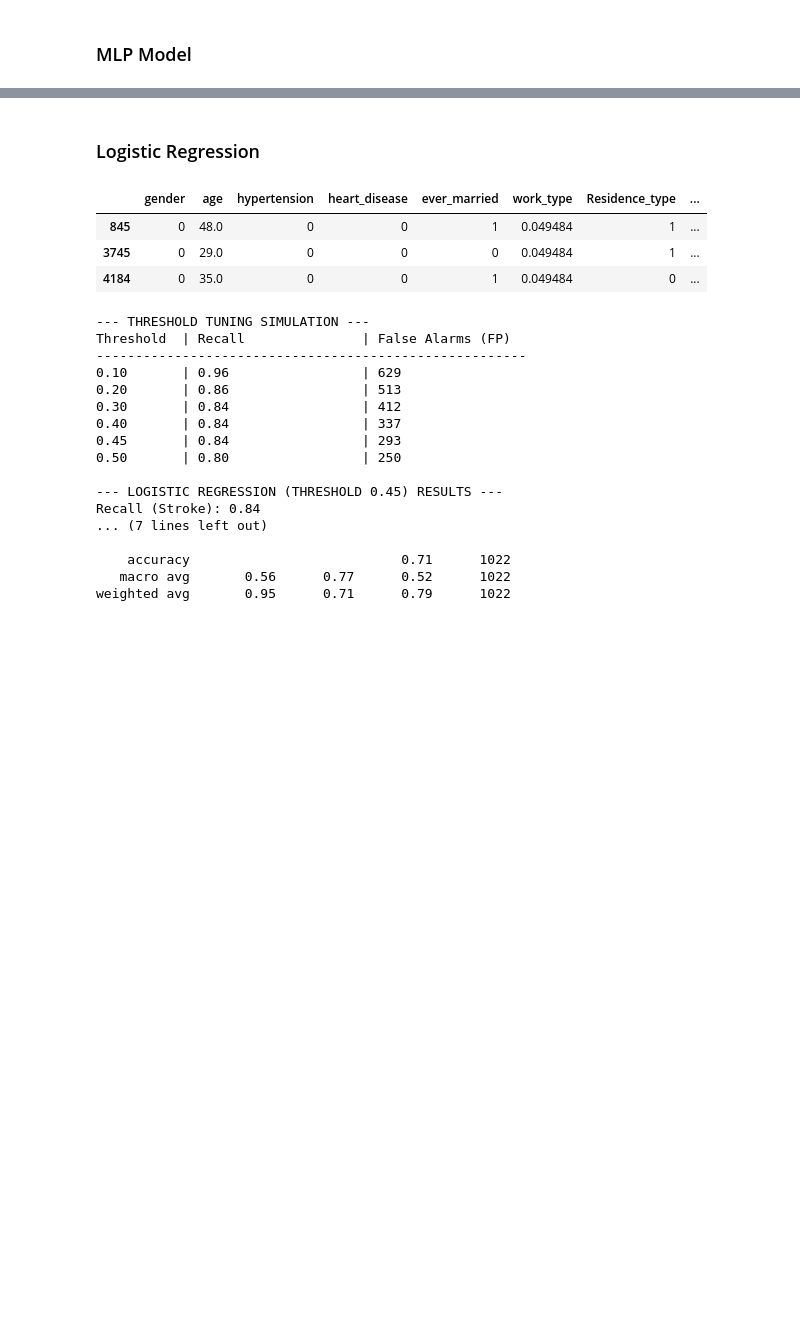
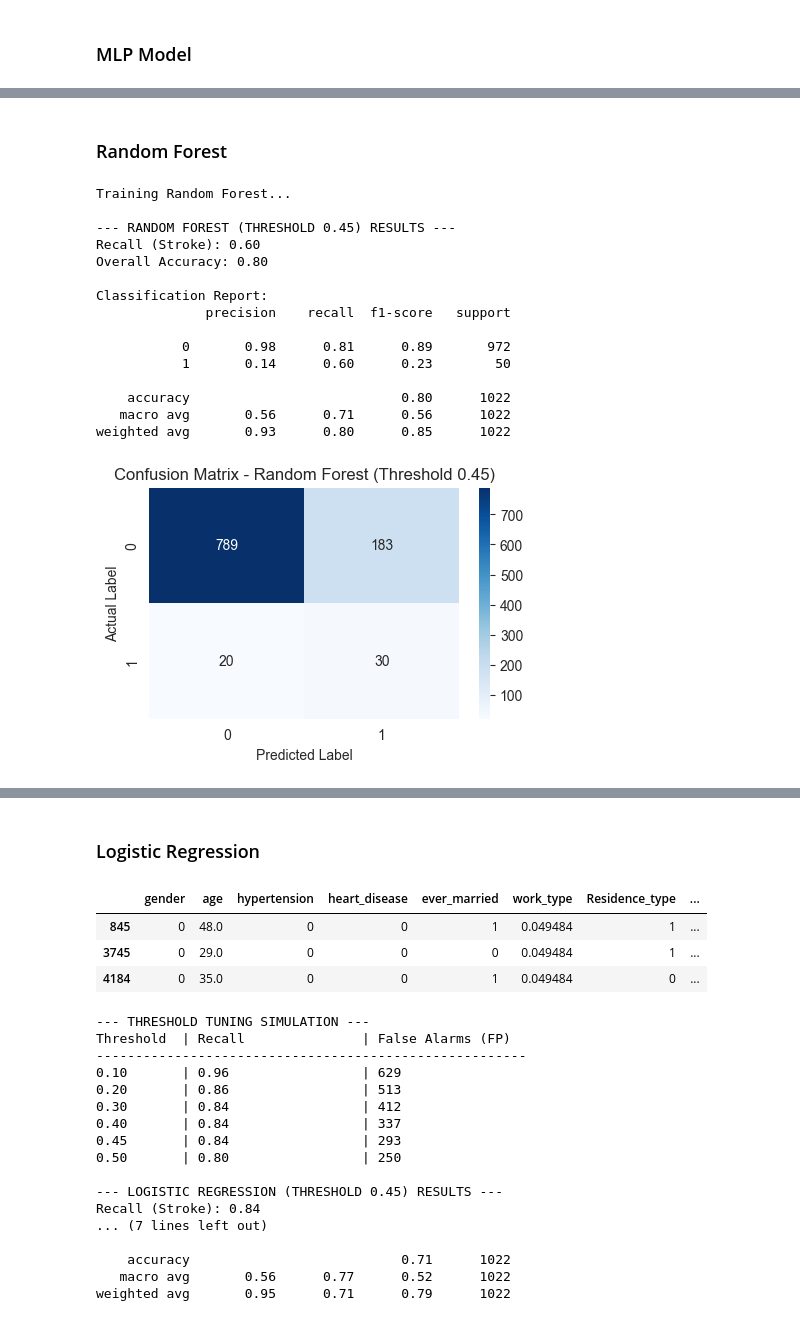
Before and after one commit to ThinHu/stroke-risk-prediction, a Jupyter notebook: notebook.ipynb, the cells around one changed output, grey strips where cells are left out. Cells and saved outputs as stored; diff of their text form; code cells hidden in the pictures; blank space fills up the shorter version.

```diff
--- a/notebook.ipynb
+++ b/notebook.ipynb
@@ -380,0 +394,27 @@ weighted avg       0.94      0.59      0.70      1022
+# %% [markdown]
+### Random Forest
+# %%
+from sklearn.ensemble import RandomForestClassifier
+
+# Train and Evaluate Random Forest
+print("Training Random Forest...")
+rf_model = RandomForestClassifier(n_estimators=100, random_state=42, n_jobs=-1)
+rf_model.fit(X_train_res, y_train_res)
+evaluate_and_plot(rf_model, X_test, y_test, model_name="Random Forest", threshold=0.45)
+# %% [output]
+Training Random Forest...
+
+--- RANDOM FOREST (THRESHOLD 0.45) RESULTS ---
+Recall (Stroke): 0.60
+Overall Accuracy: 0.80
+
+Classification Report:
+              precision    recall  f1-score   support
+
+           0       0.98      0.81      0.89       972
+           1       0.14      0.60      0.23        50
+
+    accuracy                           0.80      1022
+   macro avg       0.56      0.71      0.56      1022
+weighted avg       0.93      0.80      0.85      1022
+[figure, added]
```
Also changed, not shown: parts of 10 cells of this notebook, 3 other files.
